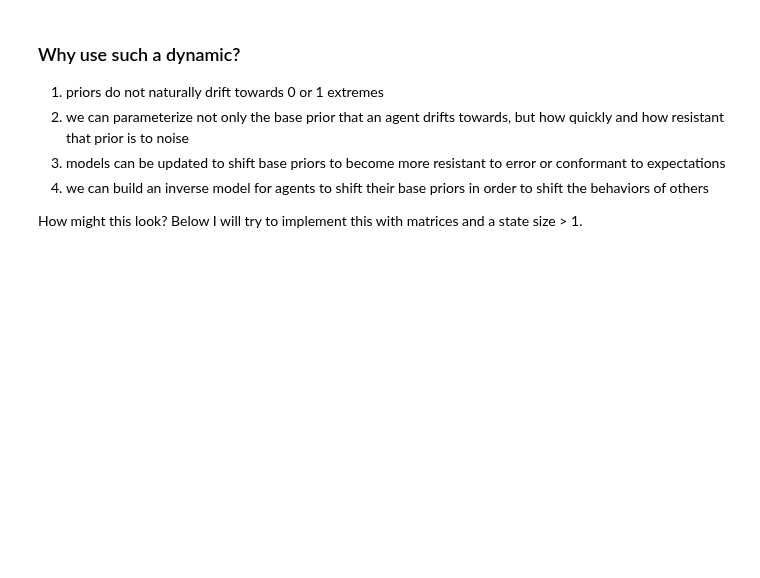
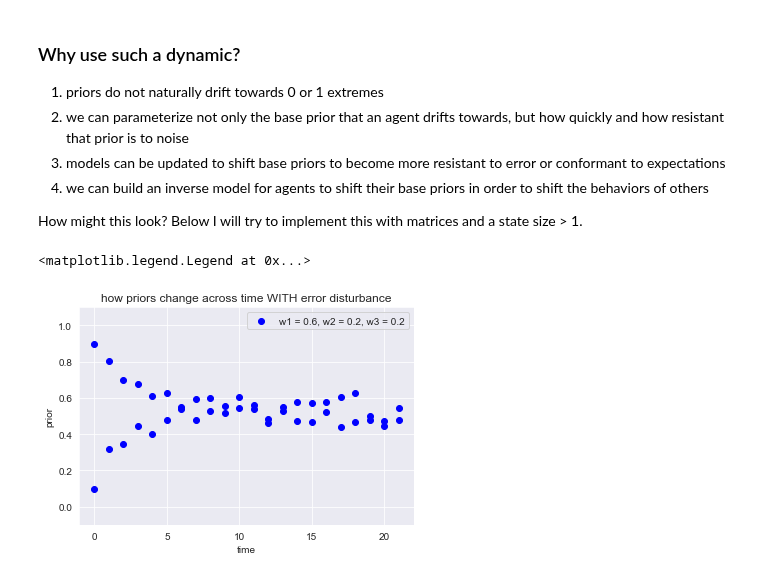
Before and after one commit to rpassas/Social_AI, a Jupyter notebook: misc_notebooks/dynamics.ipynb, the cells around one changed output. Saved outputs shown, nothing was run; the diff lists cells and outputs as text; code cells hidden in the pictures; blank space fills up the shorter version.

Commit message:
dynamics update

```diff
--- a/misc_notebooks/dynamics.ipynb
+++ b/misc_notebooks/dynamics.ipynb
@@ -135,3 +138,47 @@ plt.legend()
 4. we can build an inverse model for agents to shift their base priors in order to shift the behaviors of others
 
 How might this look? Below I will try to implement this with matrices and a state size > 1.
+# %%
+def triple_dynamical(w1, w2, w3, x, t, var):
+    #error = np.linspace(-var,var,t)
+    error = np.random.uniform(-var,var,t)
+
+    out = []
+    for i in range(t):
+        out.append(x)
+        x = x*w1 + error[i]*w2 + w3
+    return out
+# %%
+variance = .4
+time = 22
+x = list(range(time))
+
+w1 = .6
+w2 = .2
+w3 = .2
+init = .1
+alt_init = 0.9
+
+y = triple_dynamical(w1, w2, w3, init, time, variance)
+alt_y = triple_dynamical(w1, w2, w3, alt_init, time, variance)
+plt.scatter(x, y, c="blue", label=f"w1 = {w1}, w2 = {w2}, w3 = {w3}")
+plt.scatter(x, alt_y, c="blue")
+
+w11 = .2
+w22 = .1
+w33 = .7
+init1 = .1
+alt_init1 = 0.9
+#y1 = triple_dynamical(w11, w22, w33, init1, time, variance)
+#alt_y1 = triple_dynamical(w11, w22, w33, alt_init1, time, variance)
+#plt.scatter(x, y1, c="red", label=f"w1 = {w11}, w2 = {w22}, w3 = {w33}")
+#plt.scatter(x, alt_y1, c="red")
+
+plt.ylim((-.1, 1.1))
+plt.title("how priors change across time WITH error disturbance")
+plt.xlabel("time")
+plt.ylabel("prior")
+plt.legend()
+# %% [output]
+<matplotlib.legend.Legend at 0x...>
+[figure, added]
```
Also changed, not shown: parts of 4 cells of this notebook.
